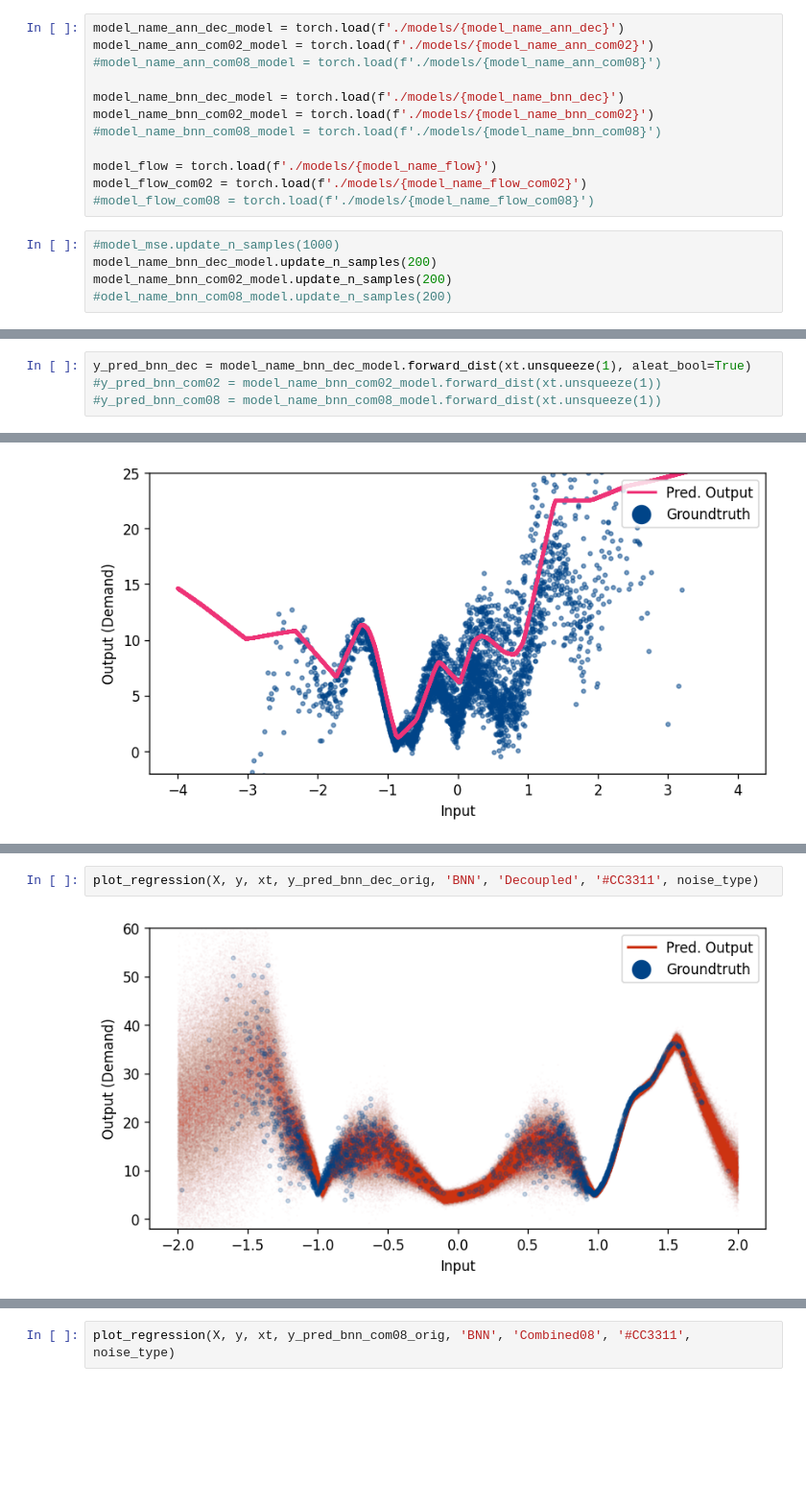
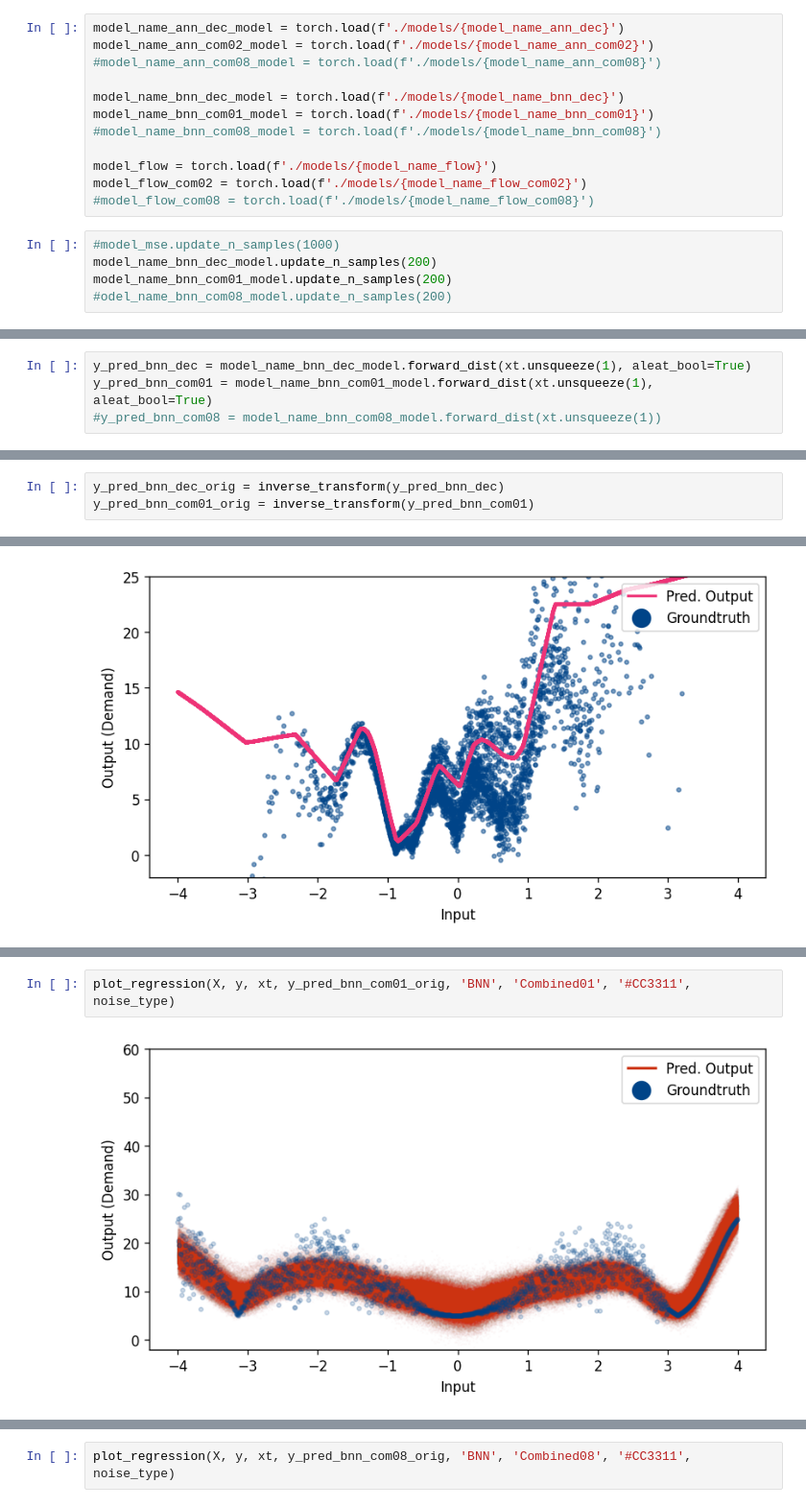
Before and after one commit to AlanLahoud/BNNSOP, a Jupyter notebook: illustrative_example.ipynb, the cells around one changed output, grey strips where cells are left out. Shown at 96% size. Saved outputs shown, nothing was run; the diff lists cells and outputs as text; blank space fills up the shorter version.

```diff
--- a/illustrative_example.ipynb
+++ b/illustrative_example.ipynb
@@ -111,7 +114,7 @@ model_name_ann_com02_model = torch.load(f'./models/{model_name_ann_com02}')
 #model_name_ann_com08_model = torch.load(f'./models/{model_name_ann_com08}')
 
 model_name_bnn_dec_model = torch.load(f'./models/{model_name_bnn_dec}')
-model_name_bnn_com02_model = torch.load(f'./models/{model_name_bnn_com02}')
+model_name_bnn_com01_model = torch.load(f'./models/{model_name_bnn_com01}')
 #model_name_bnn_com08_model = torch.load(f'./models/{model_name_bnn_com08}')
 
 model_flow = torch.load(f'./models/{model_name_flow}')
@@ -120,7 +123,7 @@ model_flow_com02 = torch.load(f'./models/{model_name_flow_com02}')
 # %%
 #model_mse.update_n_samples(1000)
 model_name_bnn_dec_model.update_n_samples(200)
-model_name_bnn_com02_model.update_n_samples(200)
+model_name_bnn_com01_model.update_n_samples(200)
 #odel_name_bnn_com08_model.update_n_samples(200)
 # %%
 xt = torch.tensor(np.arange(-4.0, 4.0, 1/800), dtype = torch.float32)
@@ -130,7 +133,7 @@ y_pred_ann_dec = model_name_ann_dec_model.forward_dist(xt.unsqueeze(1))
 AttributeError: 'StandardNet' object has no attribute 'linear4'
 # %%
 y_pred_bnn_dec = model_name_bnn_dec_model.forward_dist(xt.unsqueeze(1), aleat_bool=True)
-#y_pred_bnn_com02 = model_name_bnn_com02_model.forward_dist(xt.unsqueeze(1))
+y_pred_bnn_com01 = model_name_bnn_com01_model.forward_dist(xt.unsqueeze(1), aleat_bool=True)
 #y_pred_bnn_com08 = model_name_bnn_com08_model.forward_dist(xt.unsqueeze(1))
 # %%
 M = 1000
@@ -205,6 +208,9 @@ tensor([[ 2.8514],
         [11.4230],
         [ 4.5139],
         [ 4.1003]], grad_fn=<AddBackward0>)
+# %%
+y_pred_bnn_dec_orig = inverse_transform(y_pred_bnn_dec)
+y_pred_bnn_com01_orig = inverse_transform(y_pred_bnn_com01)
 # %%
 y_pred_ann_dec_orig = inverse_transform(y_pred_ann_dec)
 y_pred_bnn_dec_orig = inverse_transform(y_pred_bnn_dec)
@@ -284,4 +290,4 @@ plot_regression(X, y, xt, y_pred_bnn_dec_orig, 'BNN', 'Decoupled', '#CC3311', no
 # %%
-plot_regression(X, y, xt, y_pred_bnn_dec_orig, 'BNN', 'Decoupled', '#CC3311', noise_type)
+plot_regression(X, y, xt, y_pred_bnn_com01_orig, 'BNN', 'Combined01', '#CC3311', noise_type)
 # %% [output]
-[figure, old version]
+[figure, new version]
```
Also changed, not shown: parts of 5 cells of this notebook, 1 other file.
